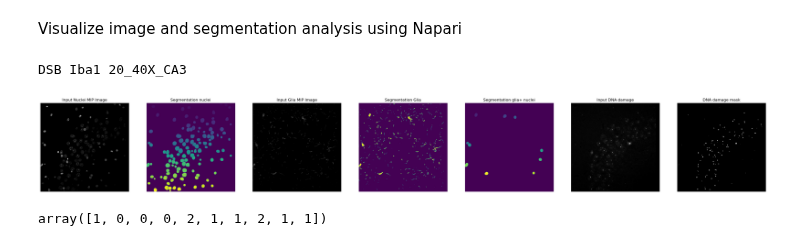
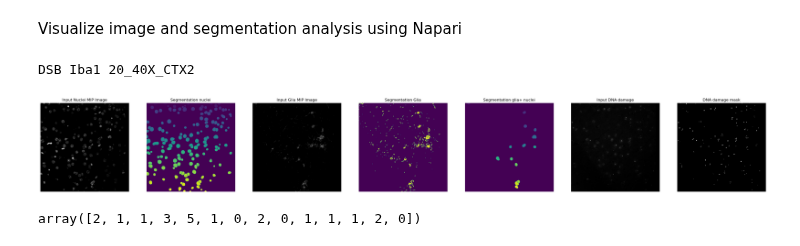
Before and after one commit to adiezsanchez/microglia_dna_damage, a Jupyter notebook: 4_quality_checks.ipynb, the cells around one changed output. Saved outputs shown, nothing was run; the diff lists cells and outputs as text; code cells hidden in the pictures.

Commit message:
Functional threshold/glia_semantic analysis

```diff
--- a/4_quality_checks.ipynb
+++ b/4_quality_checks.ipynb
@@ -46,10 +46,13 @@ cellpose_nuclei_diameter = 30
 gaussian_sigma = 6
 dilation_radius_nuclei = 4
 glia_channel_threshold = 20
-dna_damage_segmenter_version = 3
+glia_segmenter = True
+glia_segmenter_version = 1
+glia_nuclei_colocalization_erosion = 6 # Initial analysis versions was 5, the higher the number the stricter
+dna_damage_segmenter_version = 3 # Version 1 works well for fresh slides but not old stainings, 2 and 3 generalize better over fresh and old stainings
 
 # Image index to explore
-index = 25
+index = 27
 # %% [markdown]
 Visualize image and segmentation analysis using Napari
 # %%
@@ -109,8 +112,22 @@ threshold = glia_channel_threshold  # Based on the microglia intensity
 # Create a new array with the same shape as nuclei_masks, initialized with False
 result_array = np.full_like(nuclei_masks, False, dtype=bool)
 
-# Find indices where values in values_array are above the threshold
-above_threshold_indices = microglia_mip > threshold
+if glia_segmenter:
+        # Predict glia mask using the semantic_segmenter instead of thresholding
+        segmenter = PixelClassifier(
+        opencl_filename=f"./semantic_segmenters/microglia_segmenter_v{glia_segmenter_version}.cl"
+        )
+        above_threshold_indices = segmenter.predict(image=microglia_mip)
+        # Extract ndarray from OCLArray
+        above_threshold_indices = cle.pull(above_threshold_indices)
+        # Transform into a boolean array
+        above_threshold_indices = above_threshold_indices > 1
+else:
+        # Find indices where values in values_array are above the threshold
+        above_threshold_indices = microglia_mip > threshold
+
+# Display microglia segmentation
+viewer.add_labels(above_threshold_indices, name=f"{filename}_glia")
 
 # Update the corresponding positions in the result_array based on the mask_array
 nuclei_masks_bool = nuclei_masks.astype(bool) # Make a boolean copy of nuclei_masks to be able to use logical operators
@@ -124,7 +141,7 @@ viewer.add_labels(binary_result_array, name=f"{filename}_nuclei+glia_coloc")
 
 # Erode binary_result_array to get rid of small nuclei pixels colocalizing with glia branches
 # Set the structuring element for erosion
-structuring_element = np.ones((5, 5), dtype=bool)  # You can adjust the size and shape
+structuring_element = np.ones((glia_nuclei_colocalization_erosion, glia_nuclei_colocalization_erosion), dtype=bool)  # You can adjust the size and shape
 
 # Perform binary erosion
 eroded_array = binary_erosion(binary_result_array, structure=structuring_element)
@@ -212,33 +229,33 @@ plt.axis("off")
 
 plt.subplot(1, 7, 3)
 plt.imshow(microglia_mip, cmap='gray')
 plt.title('Input Glia MIP Image')
 plt.axis("off")
 
 plt.subplot(1, 7, 4)
 plt.imshow(above_threshold_indices, cmap='viridis')
 plt.title('Segmentation Glia')
 plt.axis("off")
 
 plt.subplot(1, 7, 5)
 plt.imshow(eroded_glia_pos_nuclei, cmap='viridis')
 plt.title('Segmentation glia+ nuclei')
 plt.axis("off")
 
 plt.subplot(1, 7, 6)
 plt.imshow(dna_damage_mip, cmap='gray')
 plt.title('Input DNA damage')
 plt.axis("off")
 
 plt.subplot(1, 7, 7)
 plt.imshow(dilated_dna_damage, cmap='gray')
 plt.title('DNA damage mask')
 plt.axis("off")
 
 plt.show()
 
 particles_in_glia_nuclei
 # %% [output]
-DSB Iba1 20_40X_CA3
+DSB Iba1 20_40X_CTX2
-[figure, old version]
+[figure, new version]
-array([1, 0, 0, 0, 2, 1, 1, 2, 1, 1])
+array([2, 1, 1, 3, 5, 1, 0, 2, 0, 1, 1, 1, 2, 0])
```
Also changed, not shown: parts of 1 cell of this notebook, 8 other files.
